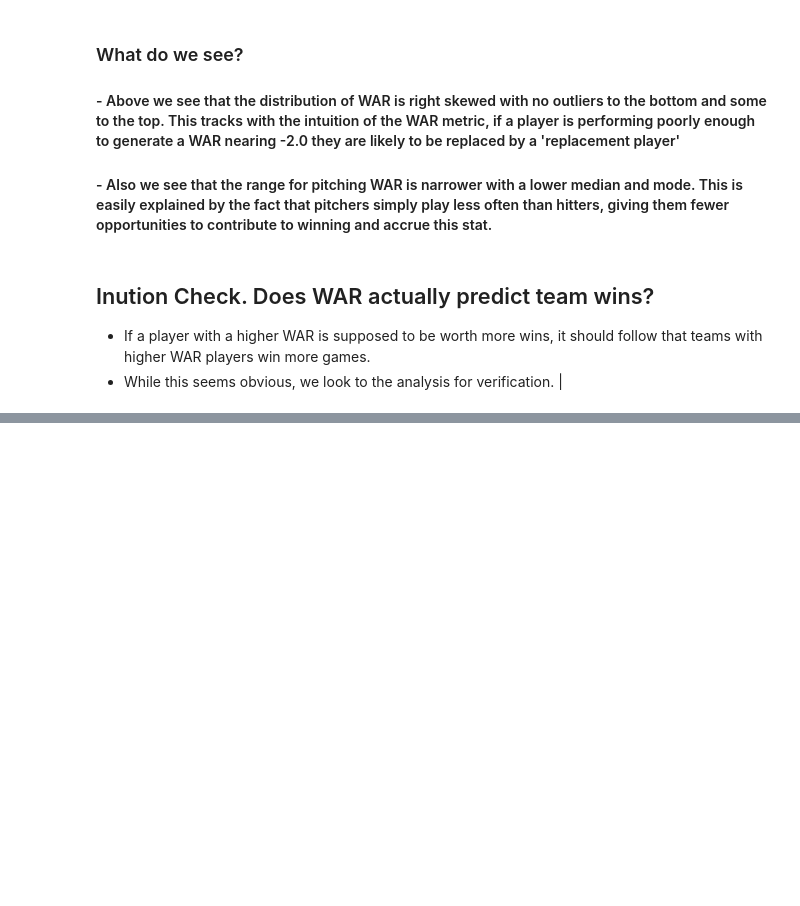
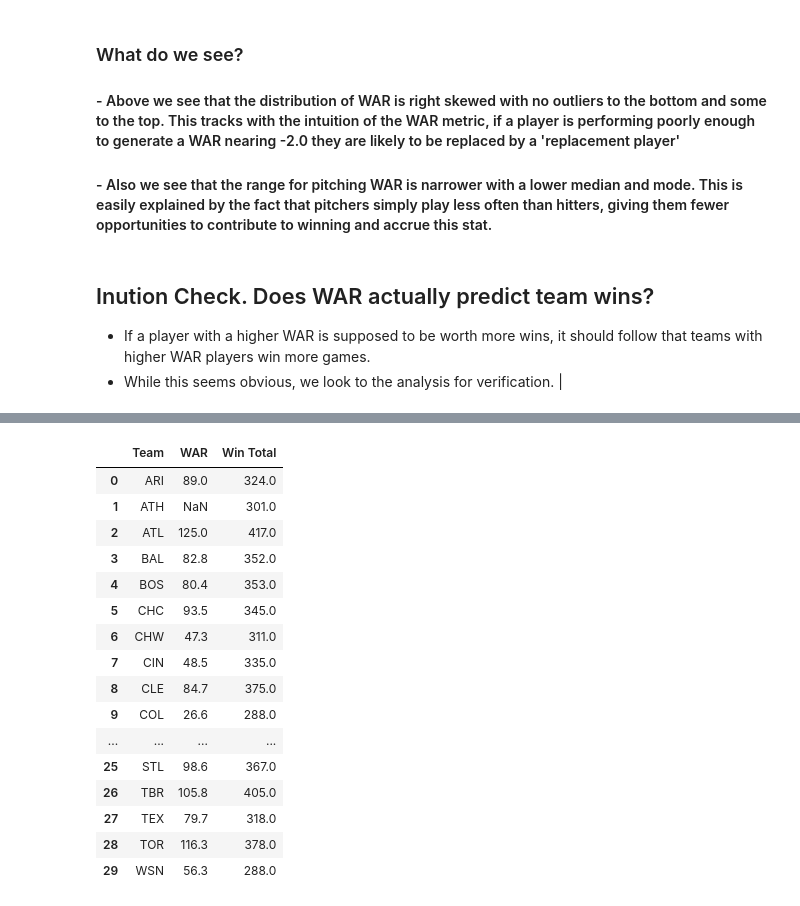
Before and after one commit to EliasOMacias/MLB_stats_analysis, a Jupyter notebook: MLB_notebook.ipynb, the cells around one changed output, grey strips where cells are left out. Saved outputs shown, nothing was run; the diff lists cells and outputs as text; code cells hidden in the pictures; blank space fills up the shorter version.

```diff
--- a/MLB_notebook.ipynb
+++ b/MLB_notebook.ipynb
@@ -182,0 +224,20 @@ team_wins = pd.read_csv('
+# %%
+WAR_and_Wins
+# %% [output]
+|  | Team | WAR | Win Total |
+| 0 | ARI | 89.0 | 324.0 |
+| 1 | ATH | NaN | 301.0 |
+| 2 | ATL | 125.0 | 417.0 |
+| 3 | BAL | 82.8 | 352.0 |
+| 4 | BOS | 80.4 | 353.0 |
+| 5 | CHC | 93.5 | 345.0 |
+| 6 | CHW | 47.3 | 311.0 |
+| 7 | CIN | 48.5 | 335.0 |
+| 8 | CLE | 84.7 | 375.0 |
+| 9 | COL | 26.6 | 288.0 |
+| ... | ... | ... | ... |
+| 25 | STL | 98.6 | 367.0 |
+| 26 | TBR | 105.8 | 405.0 |
+| 27 | TEX | 79.7 | 318.0 |
+| 28 | TOR | 116.3 | 378.0 |
+| 29 | WSN | 56.3 | 288.0 |
```
Also changed, not shown: parts of 16 cells of this notebook.
